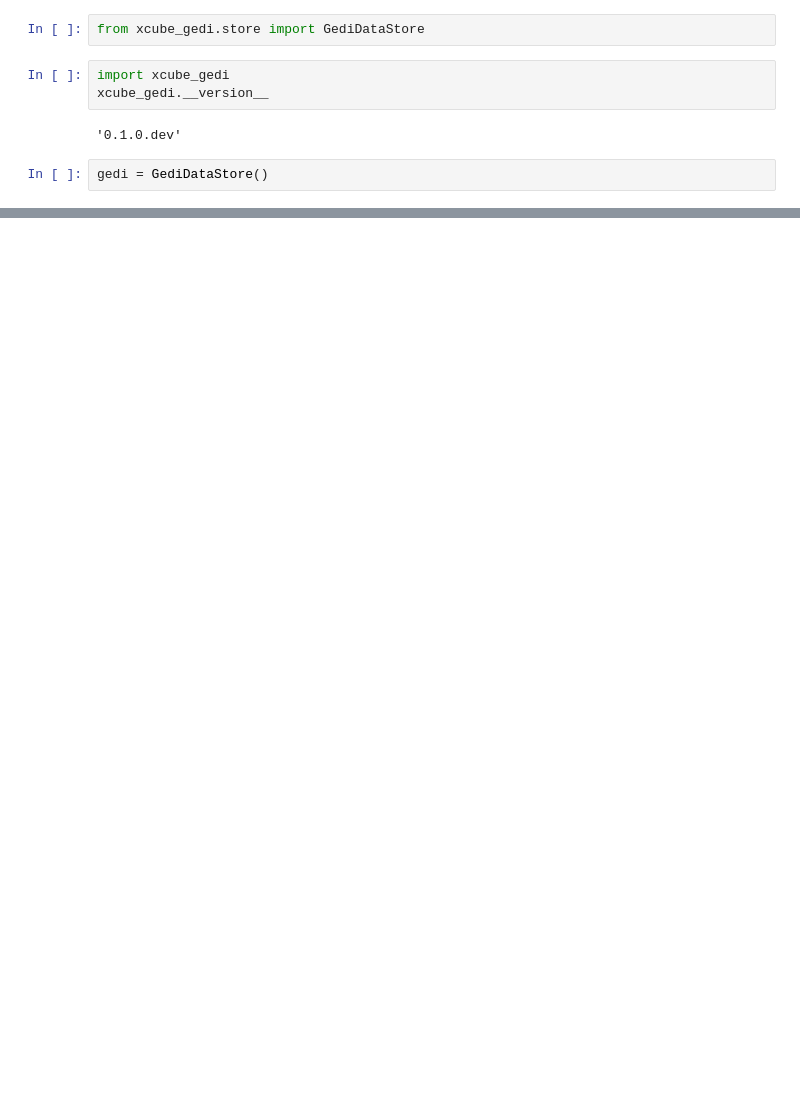
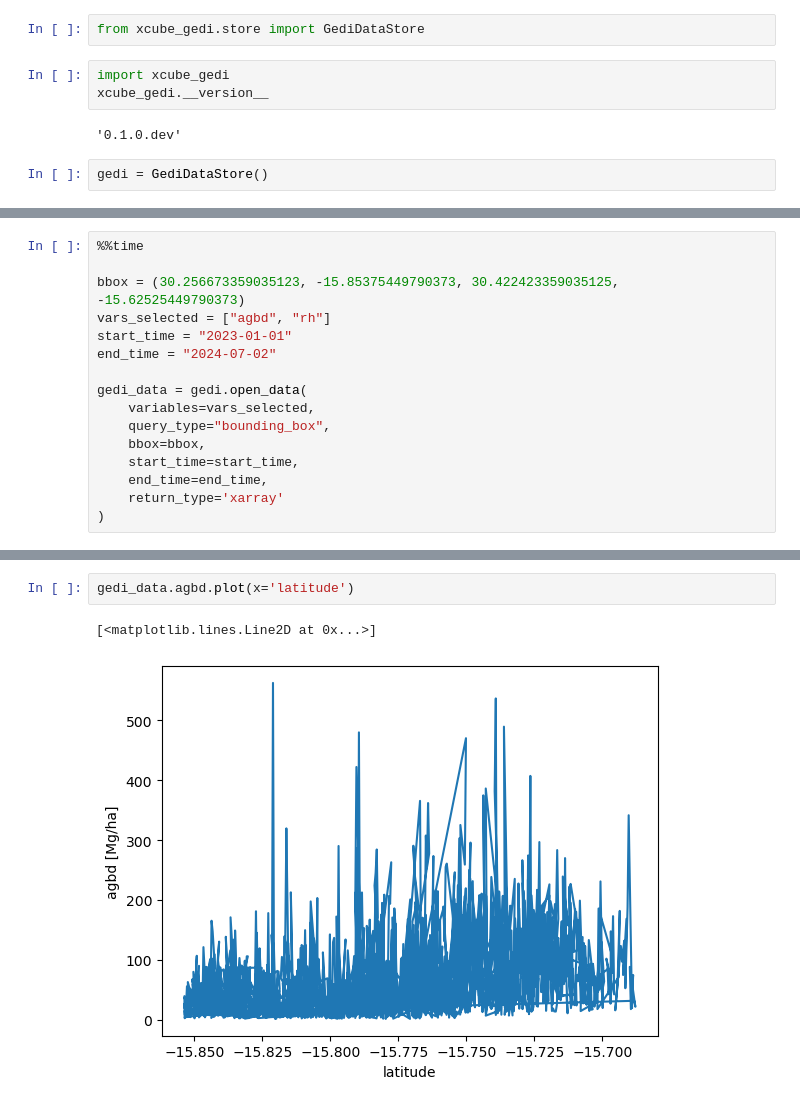
Before and after one commit to xcube-dev/xcube-gedidb, a Jupyter notebook: examples/notebooks/gedi_data_store.ipynb, the cells around one changed output, grey strips where cells are left out. Cells and saved outputs as stored; diff of their text form; blank space fills up the shorter version.

Commit message:
implement initial open_data and get_open_data_params_schema

```diff
--- a/examples/notebooks/gedi_data_store.ipynb
+++ b/examples/notebooks/gedi_data_store.ipynb
@@ -23,0 +49,16 @@ Data variables:
+# %%
+%%time
+
+bbox = (30.256673359035123, -15.85375449790373, 30.422423359035125, -15.62525449790373)
+vars_selected = ["agbd", "rh"]
+start_time = "2023-01-01"
+end_time = "2024-07-02"
+
+gedi_data = gedi.open_data(
+    variables=vars_selected,
+    query_type="bounding_box",
+    bbox=bbox,
+    start_time=start_time,
+    end_time=end_time,
+    return_type='xarray'
+)
@@ -23,0 +82,5 @@ Data variables:
+# %%
+gedi_data.agbd.plot(x='latitude')
+# %% [output]
+[<matplotlib.lines.Line2D at 0x...>]
+[figure, added]
```
Also changed, not shown: parts of 11 cells of this notebook, 2 other files.
